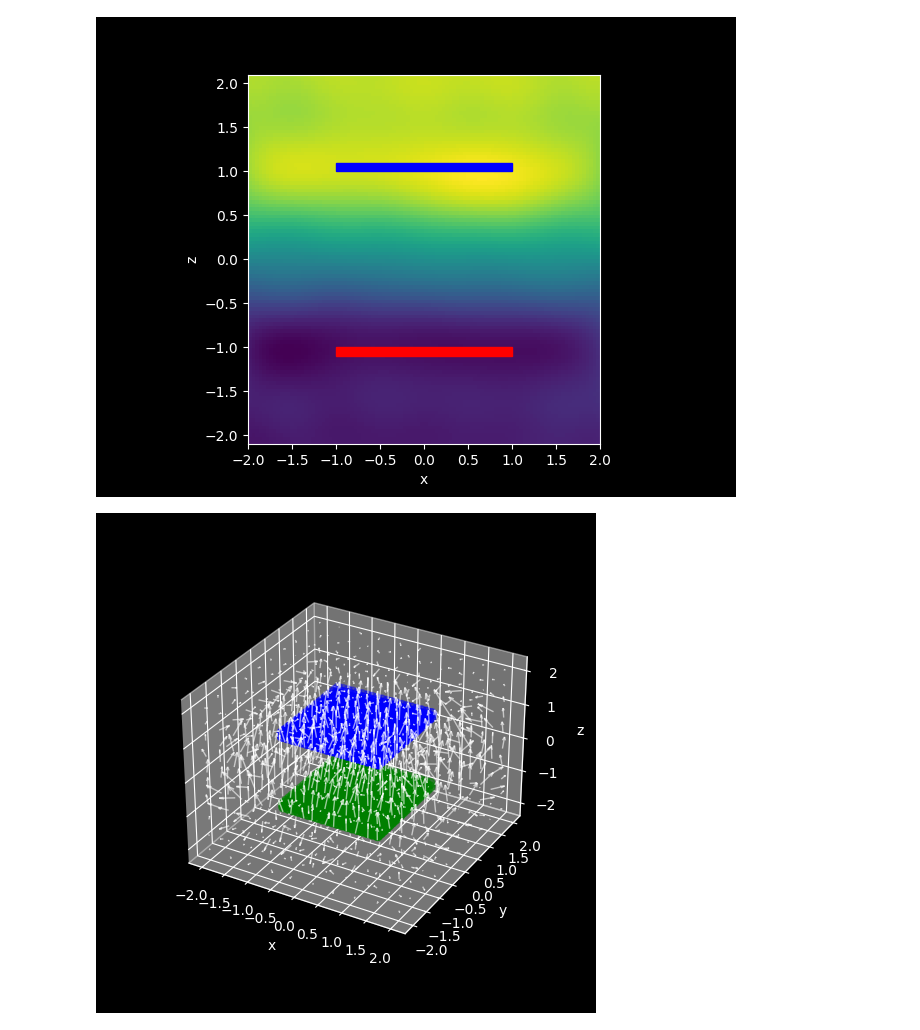
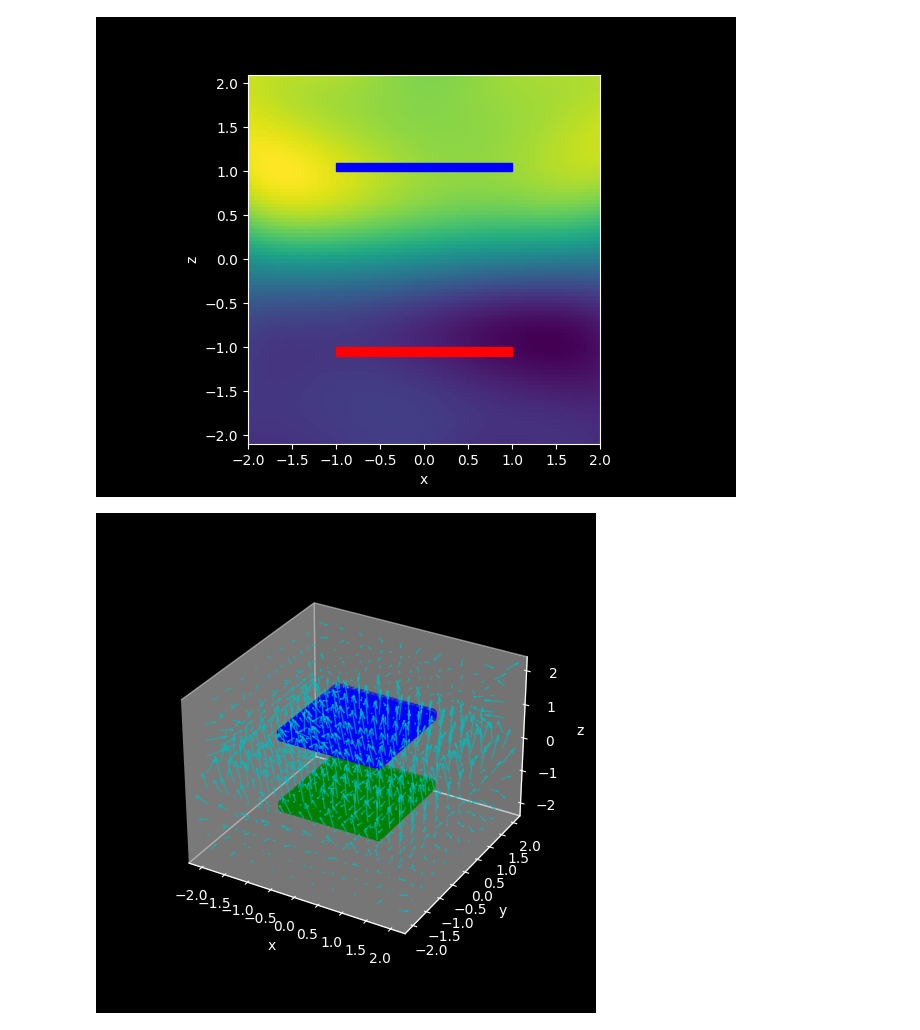
Before and after one commit to a-rahimi/efield, a Jupyter notebook: parallel_plates.ipynb, the cells around one changed output. Saved outputs shown, nothing was run; the diff lists cells and outputs as text; code cells hidden in the pictures.

```diff
--- a/parallel_plates.ipynb
+++ b/parallel_plates.ipynb
@@ -14,7 +14,6 @@ reload(efield)
 def parallel_plates(plate1: efield.Box, plate2: efield.Box, universe: efield.Box):
     electrode1_locations3d = plate1.grid(10, 10, 2)
     electrode2_locations3d = plate2.grid(10, 10, 2)
-    test_locations3d = universe.grid(10, 10, 10)
 
     conductor_locations3d = torch.vstack(
         (electrode1_locations3d, electrode2_locations3d)
@@ -24,6 +23,8 @@ def parallel_plates(plate1: efield.Box, plate2: efield.Box, universe: efield.Box
         [-1] * len(electrode1_locations3d) + [1] * len(electrode2_locations3d),
         dtype=torch.float32,
     )
+
+    test_locations3d = torch.vstack((universe.grid(10, 10, 10), conductor_locations3d))
 
     potential = efield.potential_function(
         test_locations3d, conductor_locations3d, conductor_potentials
@@ -90,7 +91,7 @@ def show_xz_cross_section(
 
 show_xz_cross_section(plate1, plate2, universe, potential, 0)
 # %% [output]
-[figure, old version]
+[figure, new version]
 # %%
 def show_field(
     plate1: efield.Box,
@@ -101,32 +102,44 @@ def show_field(
     fig = plt.figure(figsize=(5, 5))
     ax = fig.add_subplot(111, projection="3d")
 
     plate1_locations3d = plate1.grid(20, 20, 2)
     ax.scatter(
         plate1_locations3d[:, 0],
         plate1_locations3d[:, 1],
         plate1_locations3d[:, 2],
         s=50,
         color="g",
     )
     plate2_locations3d = plate2.grid(20, 20, 2)
     ax.scatter(
         plate2_locations3d[:, 0],
         plate2_locations3d[:, 1],
         plate2_locations3d[:, 2],
         s=50,
         color="b",
     )
     xyz = universe.grid(10, 10, 10)
 
     Vx, Vy, Vz = potential.field(xyz).detach()
-    ax.quiver(xyz[:, 0], xyz[:, 1], xyz[:, 2], Vx, Vy, Vz, lw=1, alpha=0.6, length=0.5)
+    ax.quiver(
+        xyz[:, 0],
+        xyz[:, 1],
+        xyz[:, 2],
+        Vx,
+        Vy,
+        Vz,
+        lw=1,
+        alpha=0.6,
+        length=0.5,
+        color="c",
+    )
+    ax.grid(False)
 
     ax.set_xlabel("x")
     ax.set_ylabel("y")
     ax.set_zlabel("z")
 
 
 show_field(plate1, plate2, universe, potential)
 # %% [output]
-[figure, old version]
+[figure, new version]
```
Also changed, not shown: parts of 1 cell of this notebook, 2 other files.
